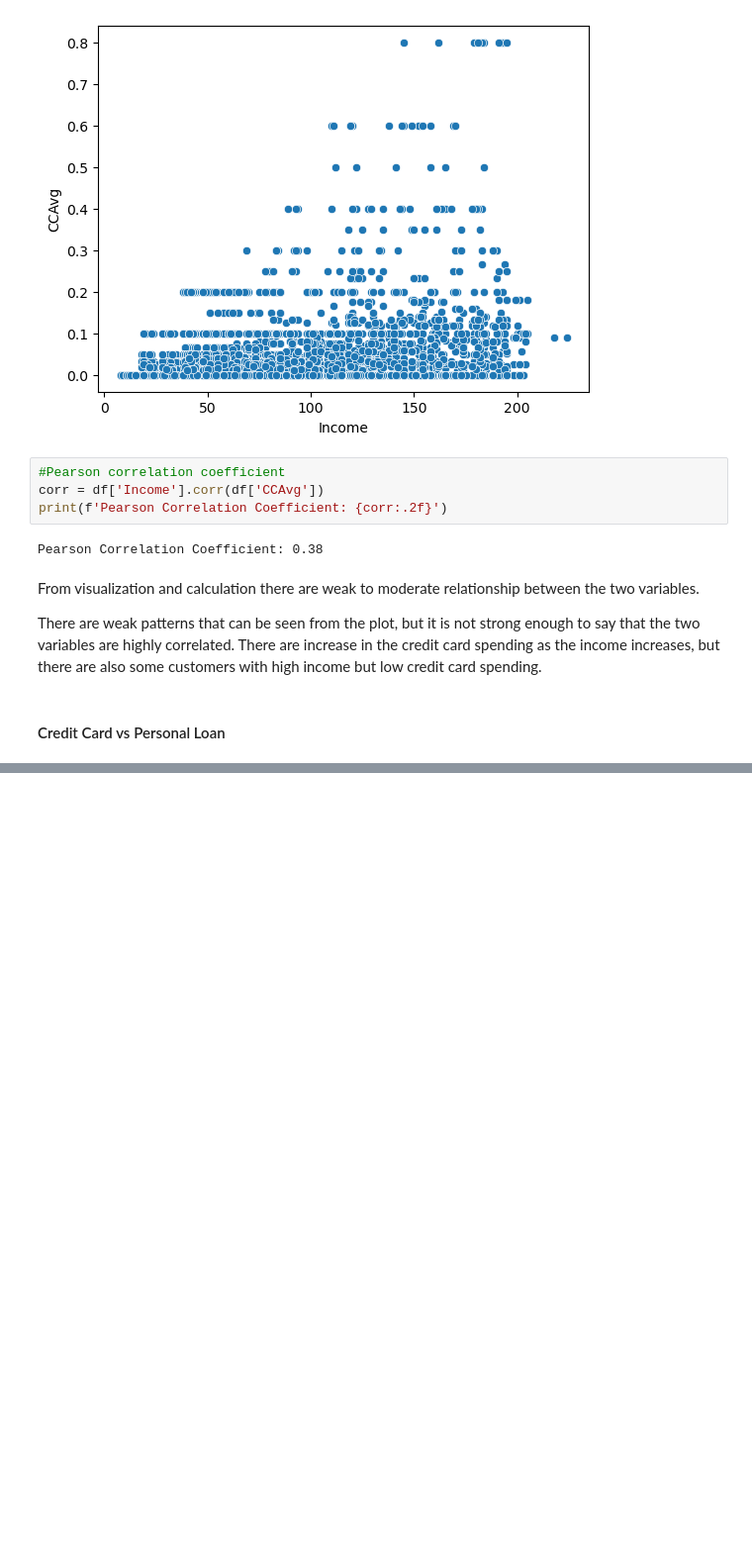
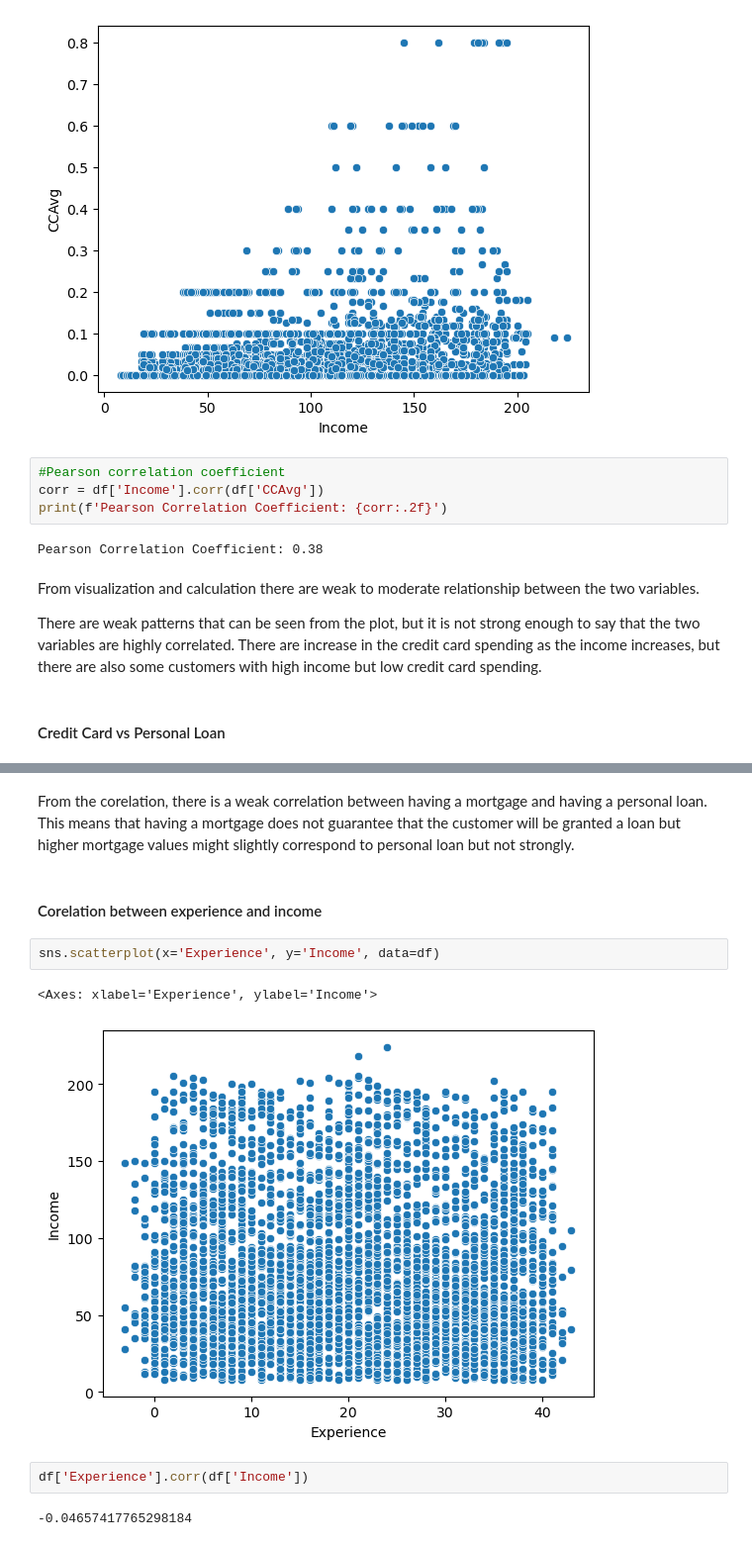
Before and after one commit to HanCreation/loan-analysis-prediction, a Jupyter notebook: bank_loan_granting.ipynb, the cells around one changed output, grey strips where cells are left out. Shown at 99% size. Drawn from its saved outputs; the diff is of its cells as text; blank space fills up the shorter version.

```diff
--- a/bank_loan_granting.ipynb
+++ b/bank_loan_granting.ipynb
@@ -163,0 +226,13 @@ sns.countplot(x='CreditCard', hue='Personal Loan', data=df)
+# %% [markdown]
+From the corelation, there is a weak correlation between having a mortgage and having a personal loan. This means that having a mortgage does not guarantee that the customer will be granted a loan but higher mortgage values might slightly correspond to personal loan but not strongly.
+# %% [markdown]
+#### Corelation between experience and income
+# %%
+sns.scatterplot(x='Experience', y='Income', data=df)
+# %% [output]
+<Axes: xlabel='Experience', ylabel='Income'>
+[figure, added]
+# %%
+df['Experience'].corr(df['Income'])
+# %% [output]
+-0.04657417765298184
```
Also changed, not shown: parts of 83 cells of this notebook, 4 other files.
